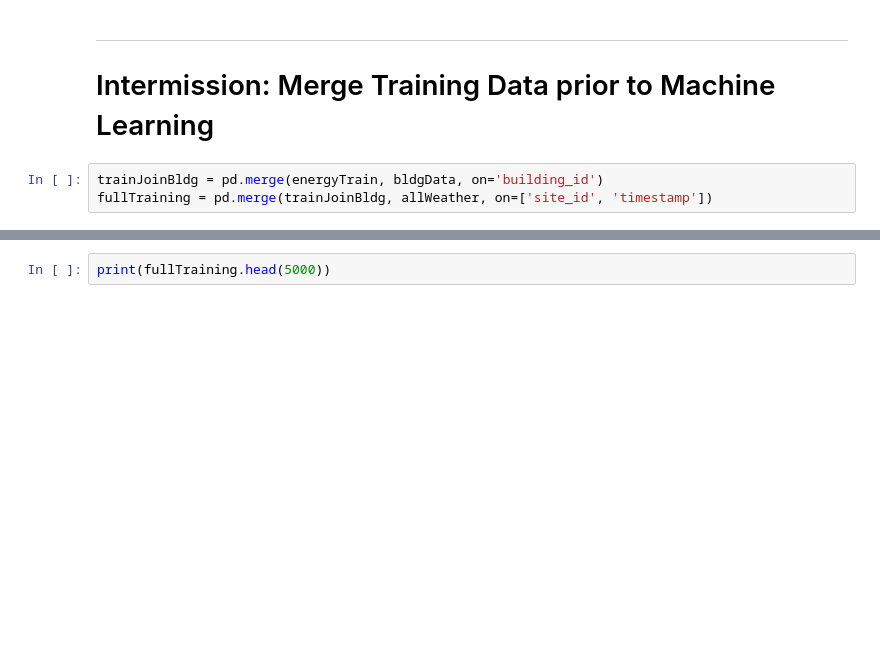
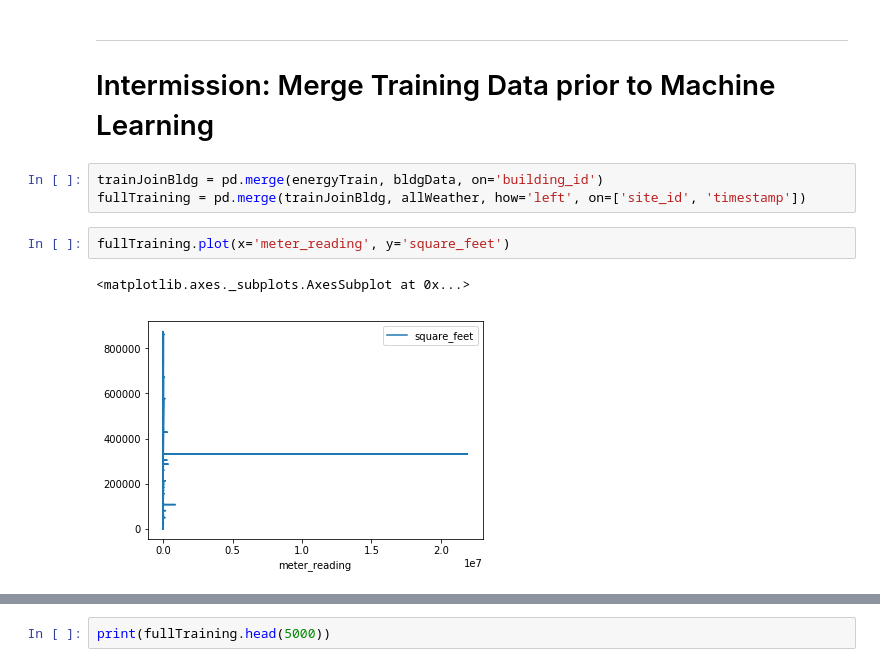
Before and after one commit to rupalisaini/energypredictor, a Jupyter notebook: energypredictor.ipynb, the cells around one changed output, grey strips where cells are left out. Saved outputs shown, nothing was run; the diff lists cells and outputs as text; blank space fills up the shorter version.

```diff
--- a/energypredictor.ipynb
+++ b/energypredictor.ipynb
@@ -210,4 +212,9 @@ outFile.close()
 # Intermission: Merge Training Data prior to Machine Learning
 # %%
 trainJoinBldg = pd.merge(energyTrain, bldgData, on='building_id')
-fullTraining = pd.merge(trainJoinBldg, allWeather, on=['site_id', 'timestamp'])
+fullTraining = pd.merge(trainJoinBldg, allWeather, how='left', on=['site_id', 'timestamp'])
+# %%
+fullTraining.plot(x='meter_reading', y='square_feet')
+# %% [output]
+<matplotlib.axes._subplots.AxesSubplot at 0x...>
+[figure, added]
```
Also changed, not shown: parts of 50 cells of this notebook.
